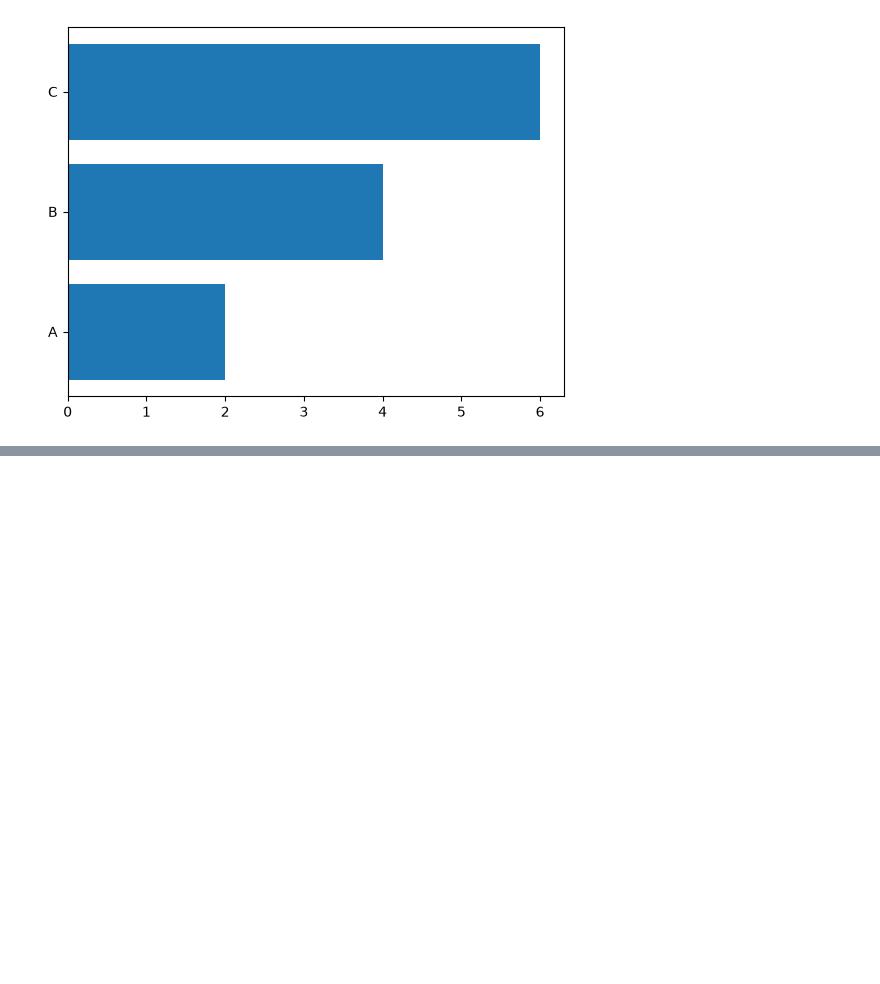
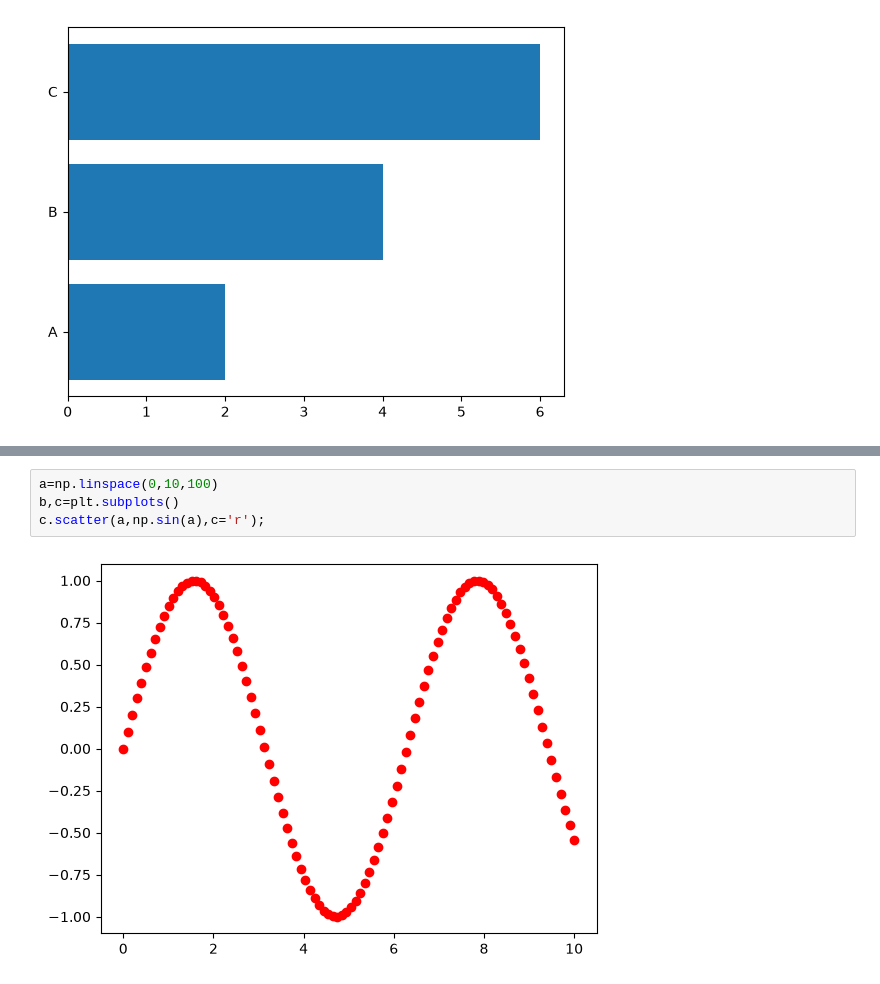
Before and after one commit to Mahima1120/python_code_repo, a Jupyter notebook: 27_matplotlib.ipynb, the cells around one changed output, grey strips where cells are left out. Drawn from its saved outputs; the diff is of its cells as text; blank space fills up the shorter version.

```diff
--- a/27_matplotlib.ipynb
+++ b/27_matplotlib.ipynb
@@ -117,0 +118,6 @@ NameError: name 'np' is not defined
+# %%
+a=np.linspace(0,10,100)
+b,c=plt.subplots()
+c.scatter(a,np.sin(a),c='r');
+# %% [output]
+[figure, added]
```
Also changed, not shown: parts of 2 cells of this notebook.
